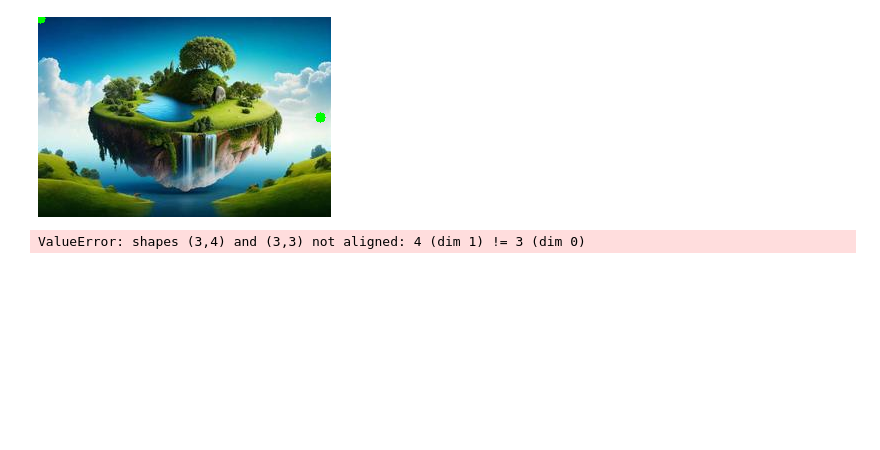
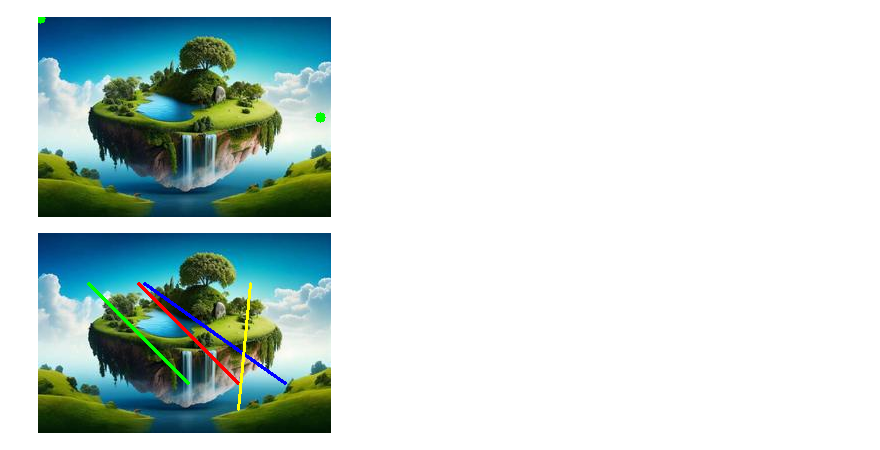
Before and after one commit to Ali-Hasan-Khan28/Computer-Vision, a Jupyter notebook: Lab01.ipynb, the cells around one changed output. Saved outputs shown, nothing was run; the diff lists cells and outputs as text; code cells hidden in the pictures; blank space fills up the shorter version.

```diff
--- a/Lab01.ipynb
+++ b/Lab01.ipynb
@@ -402,8 +402,8 @@ def translate_3d(points, translation):
 
 def rotate_3d(points, angle, axis):
     rotation_matrix = cv2.Rodrigues(np.radians(angle) * axis)[0]
-    homogeneous_points = np.hstack([points, np.ones((len(points), 1))])
-    rotated_points = np.dot(homogeneous_points, rotation_matrix.T)
+    #homogeneous_points = np.hstack([points, np.ones((len(points), 1))])
+    rotated_points = np.dot(points, rotation_matrix.T)
     return rotated_points[:, :3]
 
 
@@ -452,31 +452,31 @@ original_plane = np.array([
     [0, 100, 0],
 ], dtype=np.float32)
 
 # Translation
 translation_vector = np.array([50, 0, 0])
 translated_points = translate_3d(original_points, translation_vector)
 translated_lines = translate_3d(original_lines.reshape(-1, 3), translation_vector).reshape(-1, 2, 3)
 translated_plane = translate_3d(original_plane, translation_vector)
 
 # Rotation
 rotation_axis = np.array([0, 1, 0])  # Rotate around the y-axis
 rotated_points = rotate_3d(translated_points, 45, rotation_axis)
 rotated_lines = rotate_3d(translated_lines.reshape(-1, 3), 45, rotation_axis).reshape(-1, 2, 3)[:, :, :2]
 rotated_plane = rotate_3d(translated_plane, 45, rotation_axis)
 
 # Scaling
 scale_factors = np.array([2, 1, 1])
 scaled_points = scale_3d(rotated_points, scale_factors)
 scaled_lines = scale_3d(rotated_lines.reshape(-1, 3), scale_factors).reshape(-1, 2, 3)
 scaled_plane = scale_3d(rotated_plane, scale_factors)
 
 # Visualize the results
 draw_lines(image, original_lines, color=(0, 255, 0))  # Original lines in green
 draw_lines(image, translated_lines, color=(0, 0, 255))  # Translated lines in red
 draw_lines(image, rotated_lines, color=(255, 0, 0))  # Rotated lines in blue
 draw_lines(image, scaled_lines, color=(0, 255, 255))  # Scaled lines in yellow
 
 # Display the image with the 3D lines
 cv2_imshow(image)
 # %% [output]
-ValueError: shapes (3,4) and (3,3) not aligned: 4 (dim 1) != 3 (dim 0)
+[figure, added]
```
Also changed, not shown: parts of 3 cells of this notebook.
